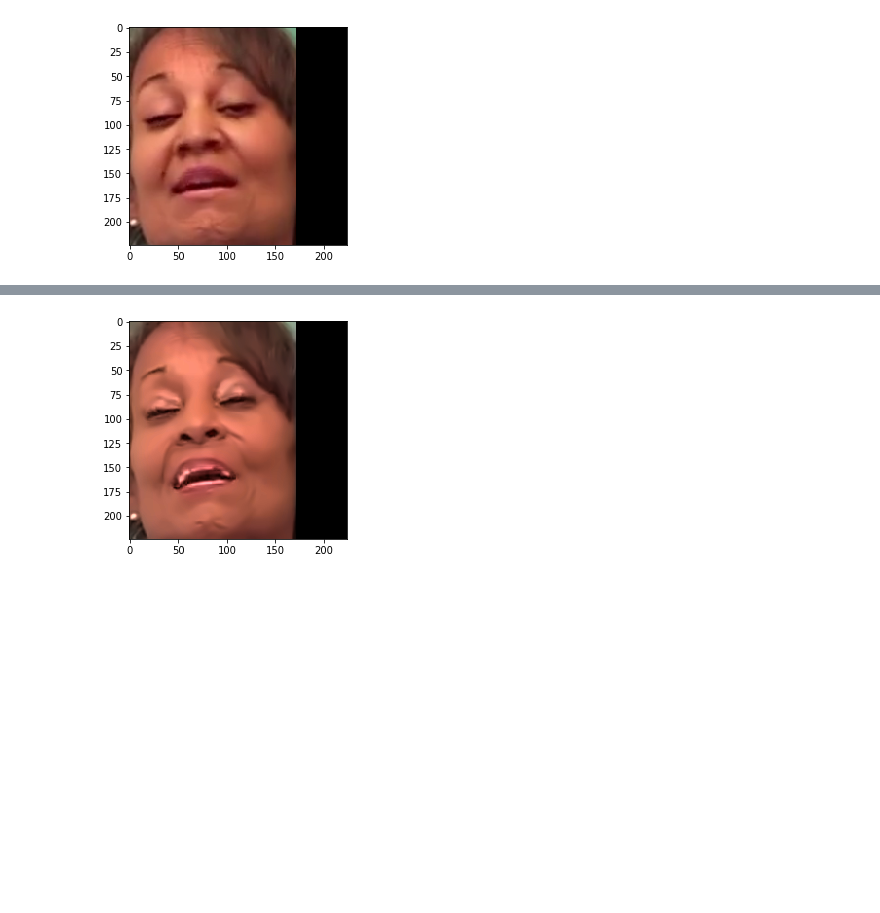
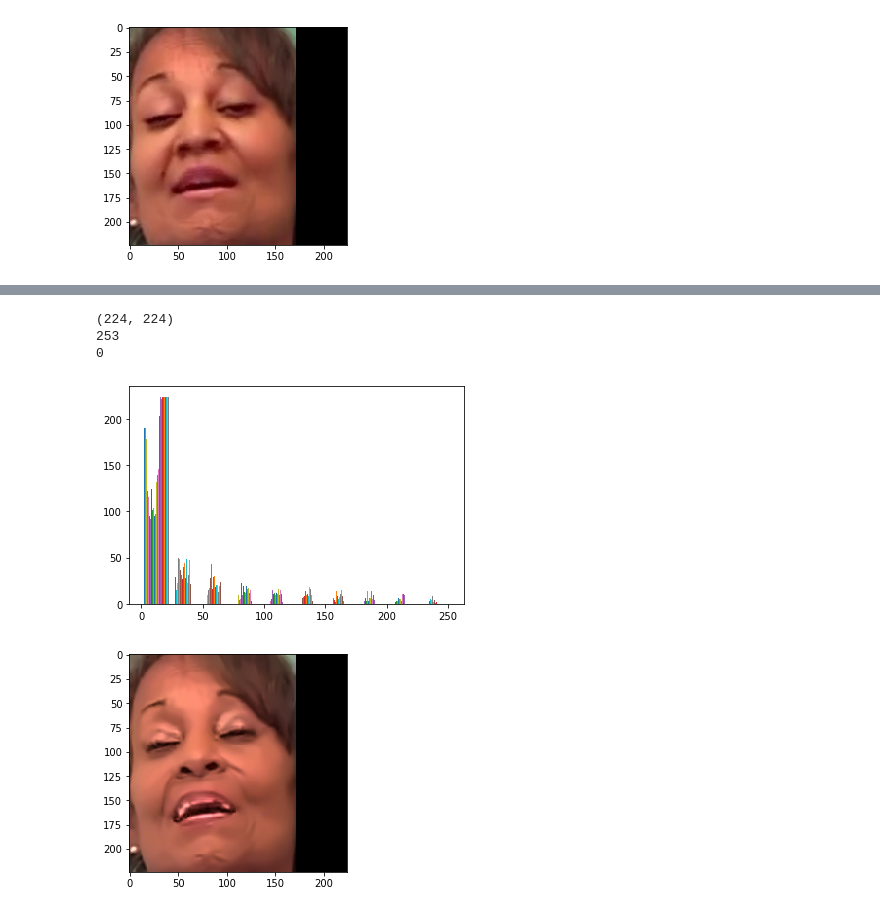
Before and after one commit to sowmen/Deepfake-Challenge-Kaggle, a Jupyter notebook: Mask Creation/mask.ipynb, the cells around one changed output, grey strips where cells are left out. Saved outputs shown, nothing was run; the diff lists cells and outputs as text; code cells hidden in the pictures; blank space fills up the shorter version.

```diff
--- a/Mask Creation/mask.ipynb
+++ b/Mask Creation/mask.ipynb
@@ -133,3 +144,14 @@ plt.show()
+# %%
+print(diff.shape)
+print(diff.max())
+print(diff.min())
+plt.hist(diff)
+plt.show()
+# %% [output]
+(224, 224)
+253
+0
+[figure, added]
 # %%
 rf0_denoised = cv2.fastNlMeansDenoisingColored(rf0,None,3,10,7,21)
 ff0_denoised = cv2.fastNlMeansDenoisingColored(ff0,None,3,10,7,21)
```
Also changed, not shown: parts of 1 cell of this notebook.
